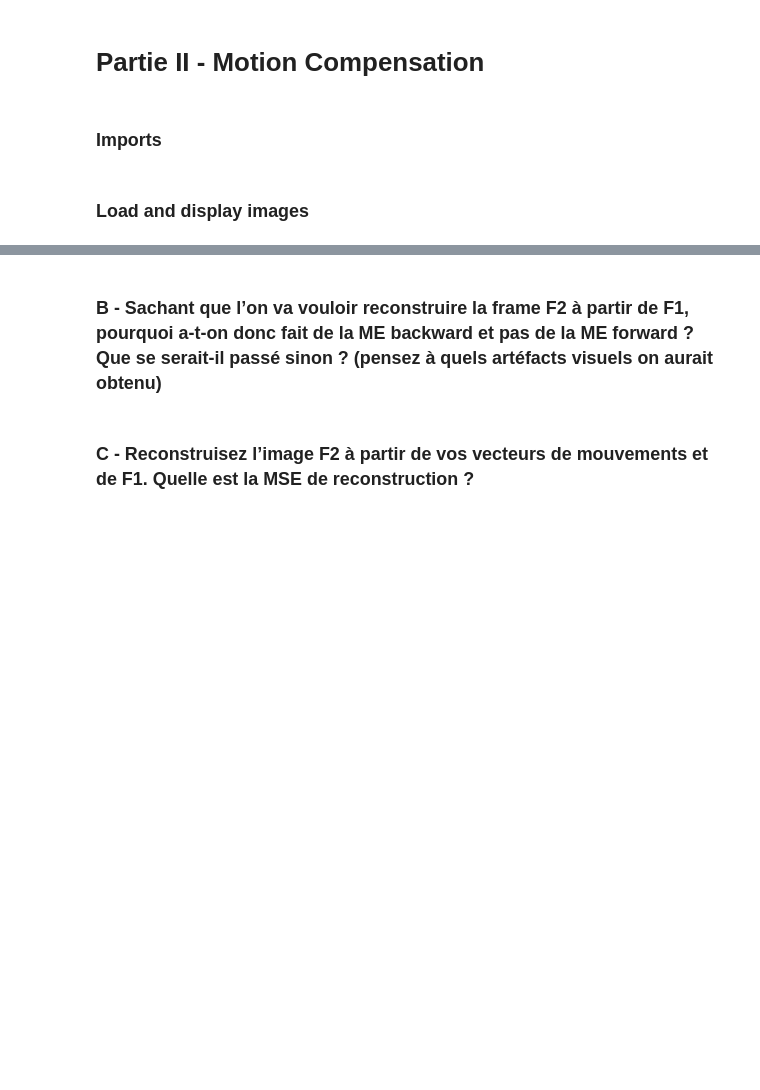
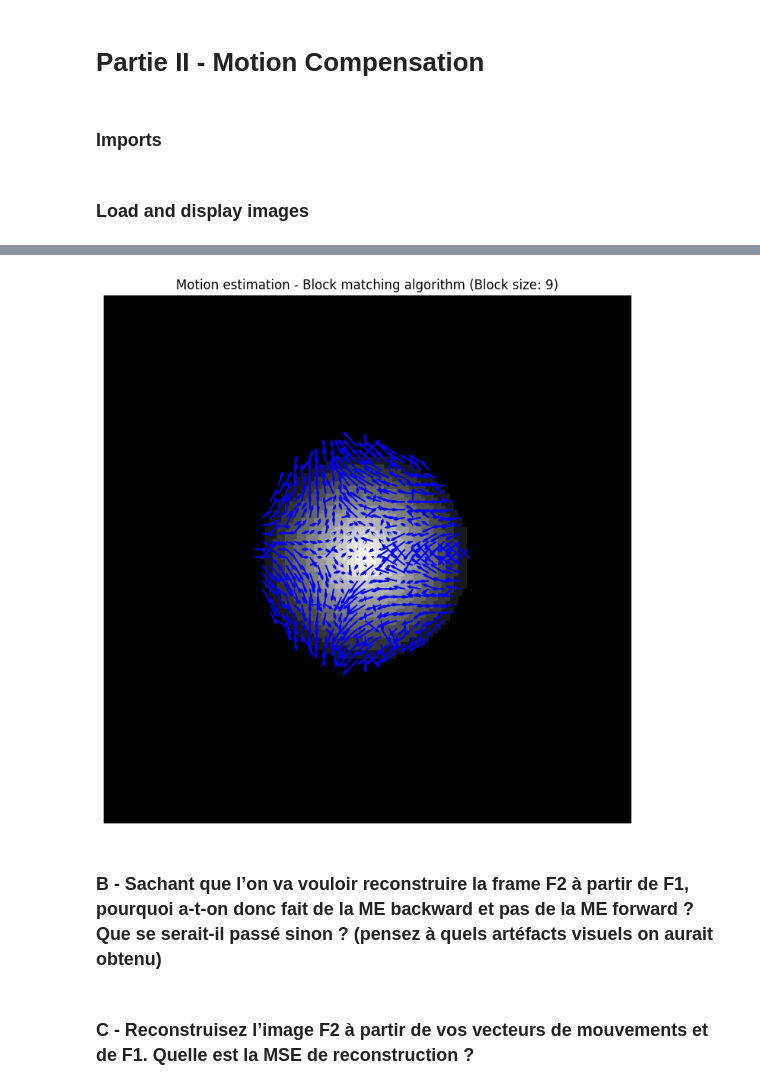
Before and after one commit to sinansoulier/VideoProcessing, a Jupyter notebook: TP2/motion_compensation.ipynb, the cells around one changed output, grey strips where cells are left out. Saved outputs shown, nothing was run; the diff lists cells and outputs as text; code cells hidden in the pictures; blank space fills up the shorter version.

```diff
--- a/TP2/motion_compensation.ipynb
+++ b/TP2/motion_compensation.ipynb
@@ -47,3 +103,63 @@ Au TP1, vous avez r ́ealis ́e de l’estimation de mouvement de type forward p
+# %%
+def BMA(frame1: np.ndarray , frame2: np.ndarray, block_size: int = 16, window_size: int = 7) -> tuple[np.ndarray]:
+    """
+    Compute the motion estimation between two frames using the block matching algorithm
+
+    :param frame1: first frame
+    :param frame2: second frame
+    :return: motion vectors
+    """
+    assert frame1.shape == frame2.shape, "Frames must have the same shape"
+
+    frame_shape = frame1.shape
+
+    # Normalize frames
+    frame1 = frame1 / 255
+    frame2 = frame2 / 255
+
+    # Initialize motion vectors
+    v_x = []
+    v_y = []
+
+    moving_blocks_x = []
+    moving_blocks_y = []
+
+    for i in tqdm(range(0, frame_shape[0], block_size)):
+        for j in range(0, frame_shape[1], block_size):
+            # Get the current block
+            current_block = frame1[i:i+block_size, j:j+block_size]
+
+            # Compute the motion vectors for the current block
+            motion_vectors = compute_ideal_motion_vectors_BMA(frame1, frame2, block_size, window_size, current_block, i, j)
+
+            # Add the motion vectors to the list
+            if motion_vectors != (0, 0) and motion_vectors is not None:
+                v_x.append(motion_vectors[0])
+                v_y.append(motion_vectors[1])
+                moving_blocks_x.append(i)
+                moving_blocks_y.append(j)
+
+    return v_x, v_y, moving_blocks_x, moving_blocks_y
+
+def BMA_display(frame1: np.ndarray, frame2: np.ndarray, block_size: int = 16, window_size: int = 10) -> tuple[np.ndarray]:
+    v_x , v_y, moving_blocks_x, moving_blocks_y = BMA(frame1, frame2, block_size=block_size, window_size=window_size)
+    _, ax = plt.subplots(1, 1, figsize=(9, 9))
+    ax.imshow(frame1, cmap='gray')
+    ax.set_axis_off()
+    ax.set_title(f'Motion estimation - Block matching algorithm (Block size: {block_size})')
+
+    ax.quiver(moving_blocks_x, moving_blocks_y, v_x, v_y, scale=1000, color='blue', headwidth=2, headlength=2, width=0.003)
+    plt.show()
+
+    return v_x, v_y, moving_blocks_x, moving_blocks_y
+
+BLOCK_SIZE = 9
+WINDOW_SIZE = 30
+# Use pic2 as first frame, that will decomposed into blocks
+# Use pic1 as second frame, that will be used to find the best match for each block
+v_x, v_y, moving_blocks_x, moving_blocks_y = BMA_display(pic2, pic1, block_size=BLOCK_SIZE, window_size=WINDOW_SIZE)
+# %% [output]
+[figure, added]
 # %% [markdown]
 ### B - Sachant que l’on va vouloir reconstruire la frame F2 à partir de F1, pourquoi a-t-on donc fait de la ME backward et pas de la ME forward ? Que se serait-il passé sinon ? (pensez à quels artéfacts visuels on aurait obtenu)
 # %% [markdown]
```
Also changed, not shown: parts of 6 cells of this notebook.
